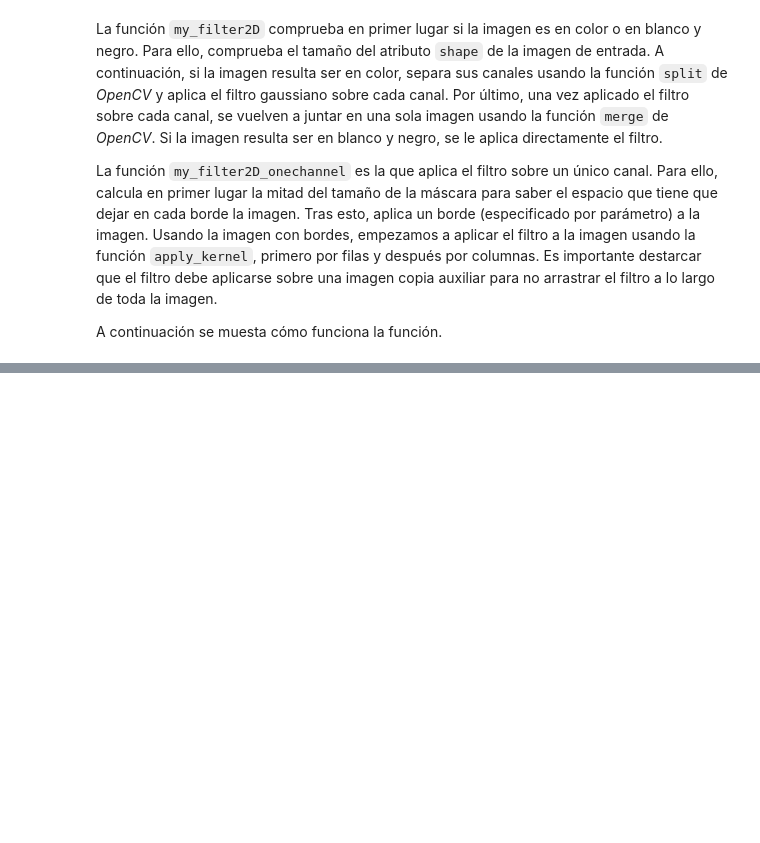
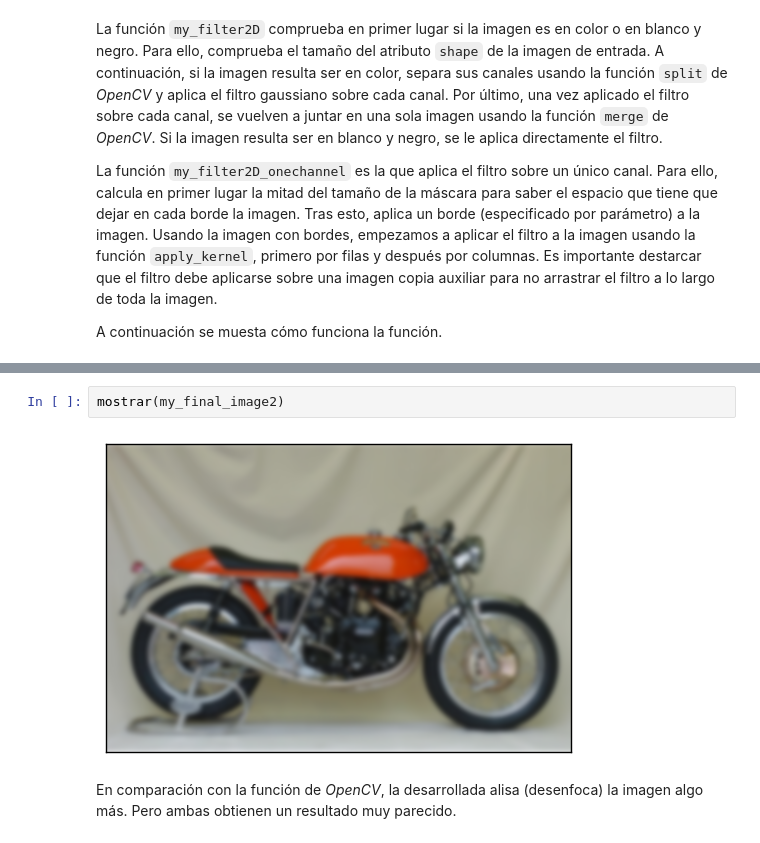
Before and after one commit to mgmacias95/Vision-por-Computador, a Jupyter notebook: P1/Visión por Computador - Práctica 1.ipynb, the cells around one changed output, grey strips where cells are left out. Saved outputs shown, nothing was run; the diff lists cells and outputs as text; blank space fills up the shorter version.

```diff
--- a/P1/Visión por Computador - Práctica 1.ipynb
+++ b/P1/Visión por Computador - Práctica 1.ipynb
@@ -301,0 +299,6 @@ mostrar(make_collage([img,final_image,my_final_image], ["Original","OpenCV","Pro
+# %%
+mostrar(my_final_image2)
+# %% [output]
+[figure, added]
+# %% [markdown]
+En comparación con la función de _OpenCV_, la desarrollada alisa (desenfoca) la imagen algo más. Pero ambas obtienen un resultado muy parecido.
```
Also changed, not shown: parts of 6 cells of this notebook.
